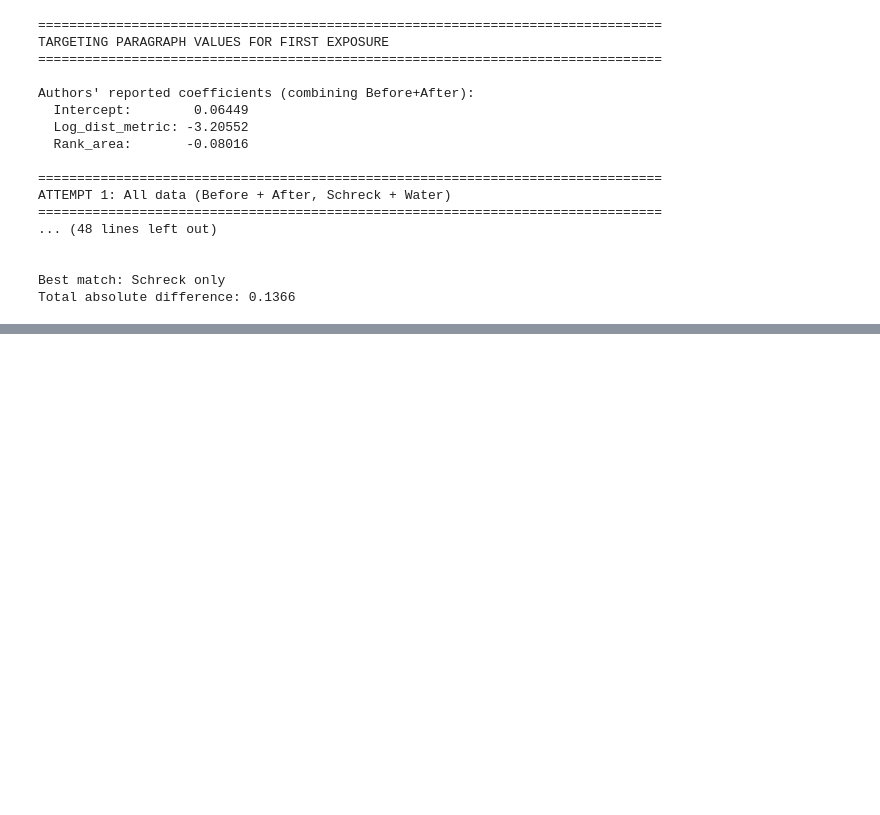
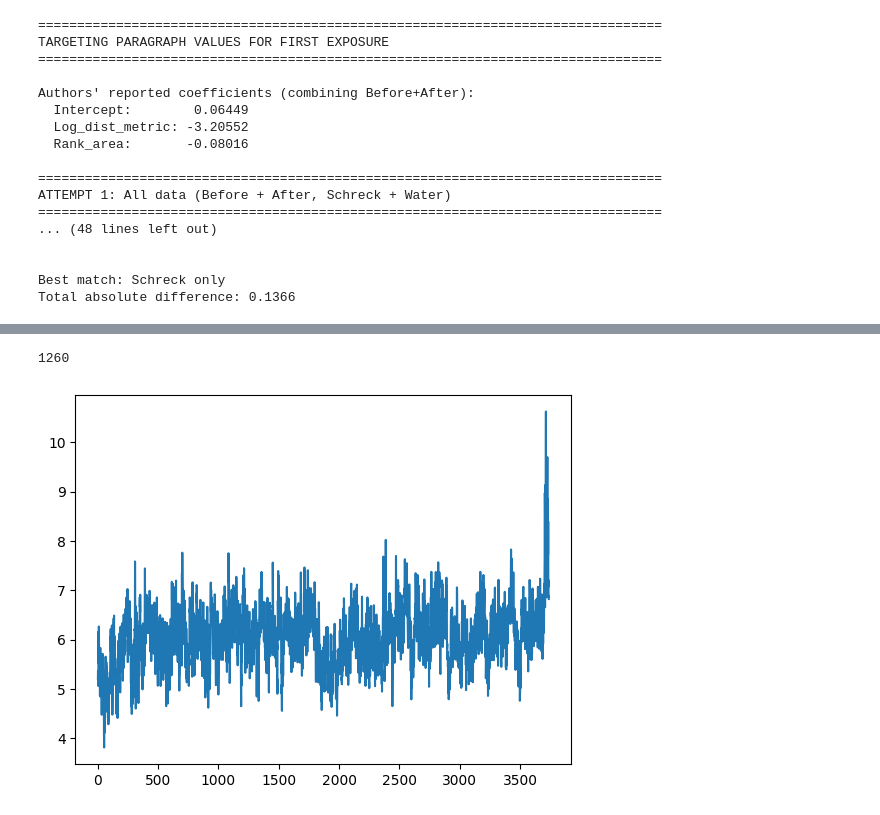
Before and after one commit to byarbrough/scaredfish, a Jupyter notebook: regression.ipynb, the cells around one changed output, grey strips where cells are left out. Saved outputs shown, nothing was run; the diff lists cells and outputs as text; code cells hidden in the pictures; blank space fills up the shorter version.

```diff
--- a/regression.ipynb
+++ b/regression.ipynb
@@ -444,0 +556,25 @@ Model equation:
+# %%
+import h5py
+import numpy as np
+
+# Load empirical nearest neighbor distance (NND) data
+with h5py.File("realdata/NND_data.h5", "r") as f:
+    schreck_data = f["schreck_1st"][:]  # Schreckstoff (alarm hormone) - scared state
+    water_data = f["water_1st"][:]  # Water control - relaxed state
+
+# Replace any zero with NaN
+schreck_nnd = np.where(schreck_data == 0, np.nan, schreck_data)
+water_nnd = np.where(water_data == 0, np.nan, water_data)
+
+# Get median distance of all fish in all frames of all trials, ignoring NaN
+schreck_median_nnd = np.nanmedian(schreck_nnd[2000:2500, :, :])
+water_median_nnd = np.nanmedian(water_nnd[2000:2500, :, :])
+print(f"Median Schreckstoff nearest neighbor distance: {schreck_median_nnd:.2f} cm")
+print(f"Median water nearest neighbor distance: {water_median_nnd:.2f} cm")
+
+print(f"\nComparison:")
+print(f"  Ratio (relaxed/scared): {water_median_nnd/schreck_median_nnd:.2f}x")
+print(f"  Scared fish swim {(1 - schreck_median_nnd/water_median_nnd)*100:.1f}% closer")
+print(
+    f"  Relaxed fish swim {(water_median_nnd/schreck_median_nnd - 1)*100:.1f}% farther apart"
+)
@@ -444,0 +589,10 @@ Model equation:
+# %%
+vector = np.nanmedian(water_nnd, axis=(1, 2))
+print(np.count_nonzero(np.isnan(vector)))
+
+mask = ~np.isnan(vector)
+plt.plot(np.arange(len(vector))[mask], vector[mask])
+plt.show()
+# %% [output]
+1260
+[figure, added]
```
Also changed, not shown: parts of 7 cells of this notebook, 4 other files.
